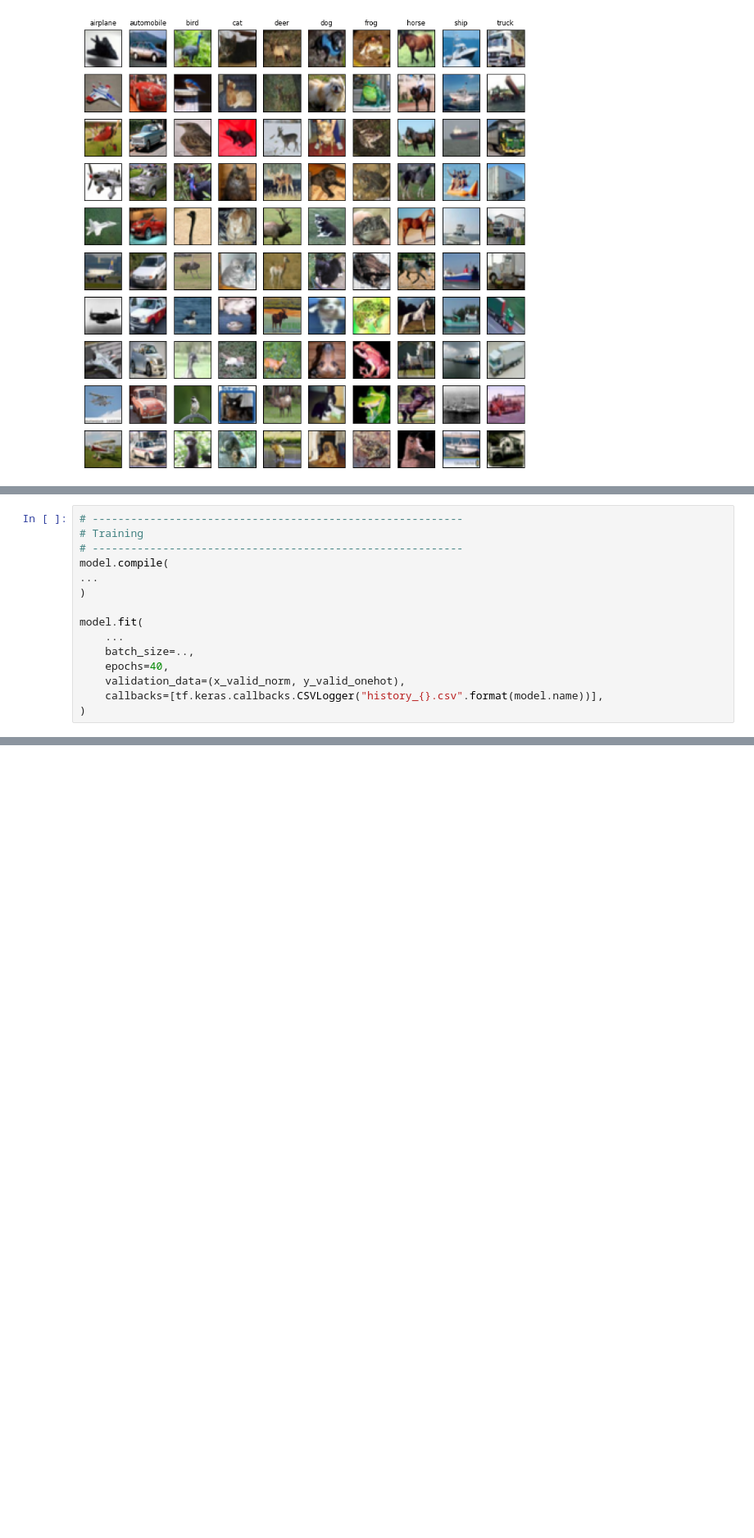
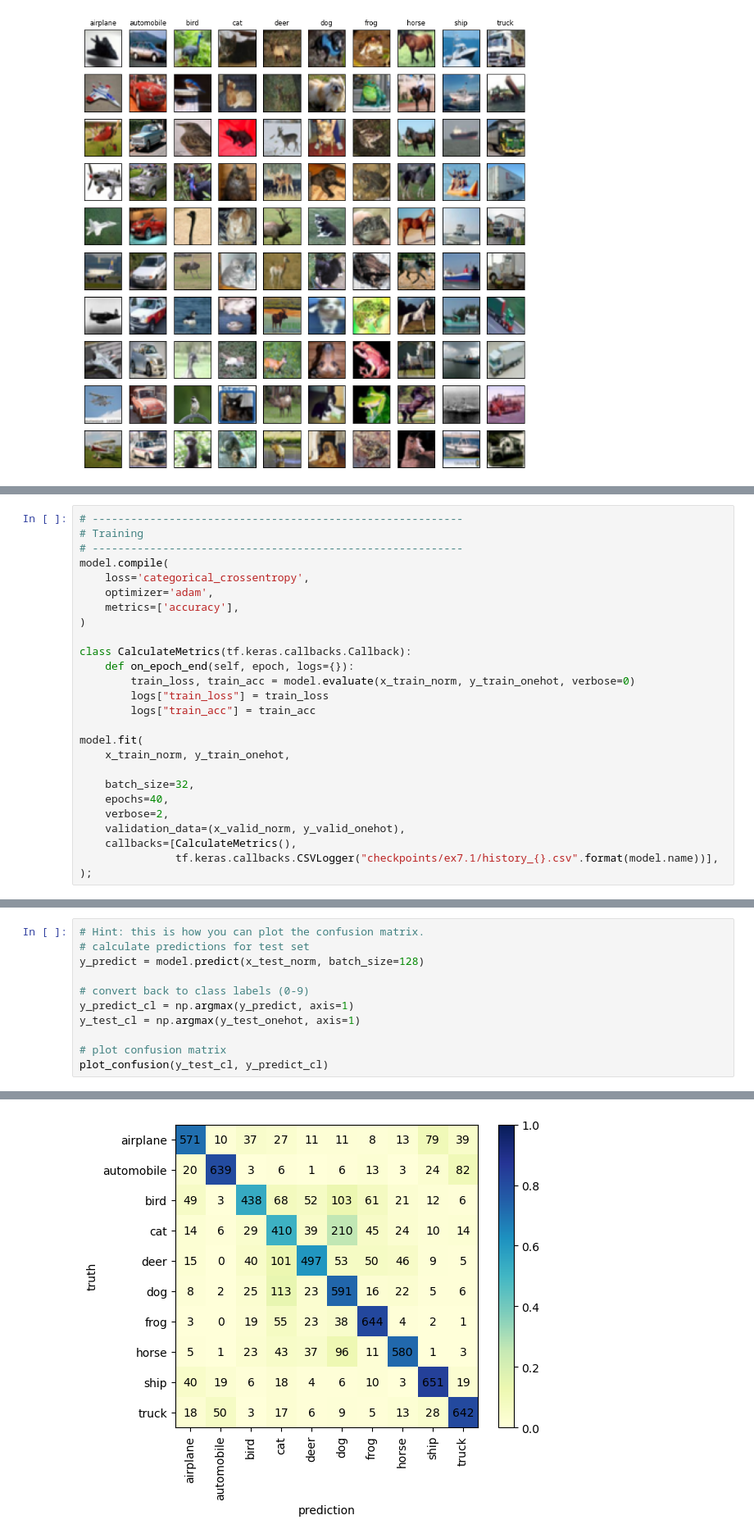
Before and after one commit to juan-prado-7/imapp-deep-learning, a Jupyter notebook: applied-deep-learning/ex7.1-CIFAR-10.ipynb, the cells around one changed output, grey strips where cells are left out. Shown at 82% size. Saved outputs shown, nothing was run; the diff lists cells and outputs as text; blank space fills up the shorter version.

```diff
--- a/applied-deep-learning/ex7.1-CIFAR-10.ipynb
+++ b/applied-deep-learning/ex7.1-CIFAR-10.ipynb
@@ -261,13 +370,24 @@ print(model.summary())
 # Training
 # ----------------------------------------------------------
 model.compile(
-...
+    loss='categorical_crossentropy',
+    optimizer='adam',
+    metrics=['accuracy'],
 )
 
+class CalculateMetrics(tf.keras.callbacks.Callback):
+    def on_epoch_end(self, epoch, logs={}):
+        train_loss, train_acc = model.evaluate(x_train_norm, y_train_onehot, verbose=0)
+        logs["train_loss"] = train_loss
+        logs["train_acc"] = train_acc
+
 model.fit(
-    ...
-    batch_size=..,
+    x_train_norm, y_train_onehot,
+
+    batch_size=32,
     epochs=40,
+    verbose=2,
     validation_data=(x_valid_norm, y_valid_onehot),
-    callbacks=[tf.keras.callbacks.CSVLogger("history_{}.csv".format(model.name))],
-)
+    callbacks=[CalculateMetrics(),
+               tf.keras.callbacks.CSVLogger("checkpoints/ex7.1/history_{}.csv".format(model.name))],
+);
@@ -273,0 +480,12 @@ model.fit(
+# %%
+# Hint: this is how you can plot the confusion matrix.
+# calculate predictions for test set
+y_predict = model.predict(x_test_norm, batch_size=128)
+
+# convert back to class labels (0-9)
+y_predict_cl = np.argmax(y_predict, axis=1)
+y_test_cl = np.argmax(y_test_onehot, axis=1)
+
+# plot confusion matrix
+plot_confusion(y_test_cl, y_predict_cl)
+# %% [output]
@@ -273,0 +493 @@ model.fit(
+[figure, added]
```
Also changed, not shown: parts of 30 cells of this notebook, 1 other file.
